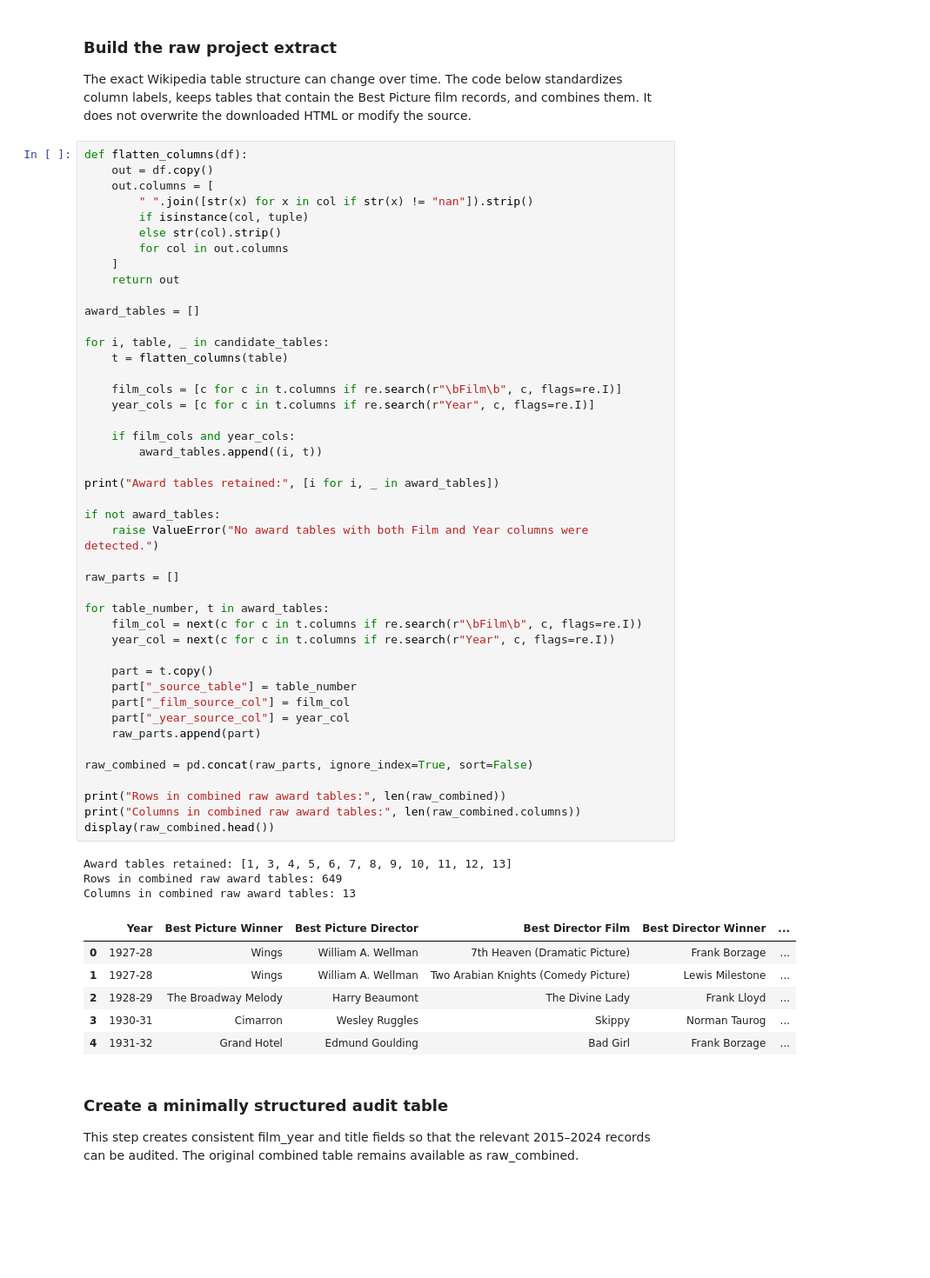
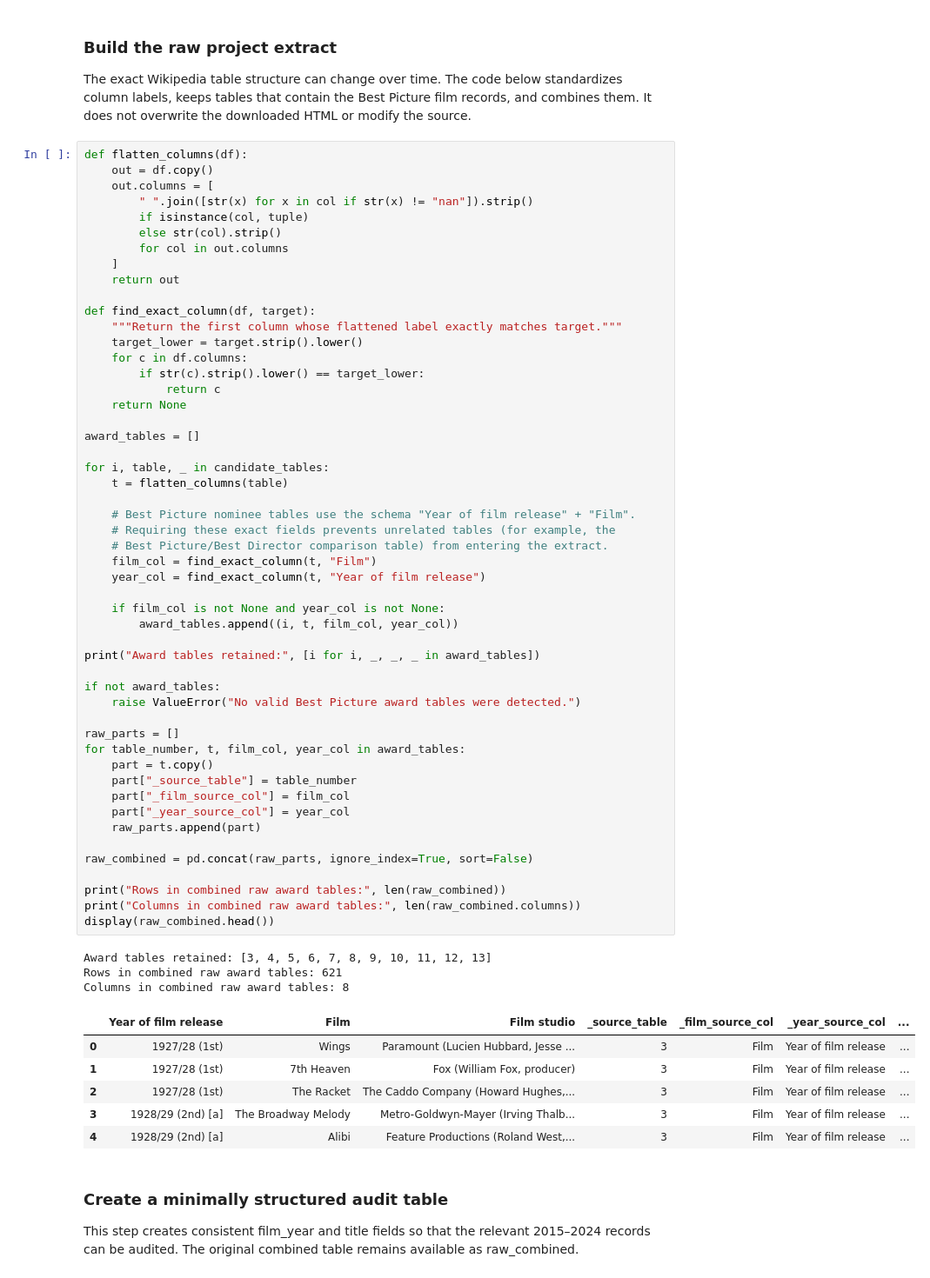
Before and after one commit to manika-17/dsa405-project, a Jupyter notebook: DSA405_P2_AuditCleaningLog_FA26_mjain23.ipynb, the cells around one changed output. Shown at 87% size. Cells and saved outputs as stored; diff of their text form; blank space fills up the shorter version.

```diff
--- a/DSA405_P2_AuditCleaningLog_FA26_mjain23.ipynb
+++ b/DSA405_P2_AuditCleaningLog_FA26_mjain23.ipynb
@@ -99,53 +99,60 @@ def flatten_columns(df):
         " ".join([str(x) for x in col if str(x) != "nan"]).strip()
         if isinstance(col, tuple)
         else str(col).strip()
         for col in out.columns
     ]
     return out
 
+def find_exact_column(df, target):
+    """Return the first column whose flattened label exactly matches target."""
+    target_lower = target.strip().lower()
+    for c in df.columns:
+        if str(c).strip().lower() == target_lower:
+            return c
+    return None
+
 award_tables = []
 
 for i, table, _ in candidate_tables:
     t = flatten_columns(table)
 
-    film_cols = [c for c in t.columns if re.search(r"\bFilm\b", c, flags=re.I)]
-    year_cols = [c for c in t.columns if re.search(r"Year", c, flags=re.I)]
+    # Best Picture nominee tables use the schema "Year of film release" + "Film".
+    # Requiring these exact fields prevents unrelated tables (for example, the
+    # Best Picture/Best Director comparison table) from entering the extract.
+    film_col = find_exact_column(t, "Film")
+    year_col = find_exact_column(t, "Year of film release")
 
-    if film_cols and year_cols:
-        award_tables.append((i, t))
+    if film_col is not None and year_col is not None:
+        award_tables.append((i, t, film_col, year_col))
 
-print("Award tables retained:", [i for i, _ in award_tables])
+print("Award tables retained:", [i for i, _, _, _ in award_tables])
 
 if not award_tables:
-    raise ValueError("No award tables with both Film and Year columns were detected.")
+    raise ValueError("No valid Best Picture award tables were detected.")
 
 raw_parts = []
-
-for table_number, t in award_tables:
-    film_col = next(c for c in t.columns if re.search(r"\bFilm\b", c, flags=re.I))
-    year_col = next(c for c in t.columns if re.search(r"Year", c, flags=re.I))
-
+for table_number, t, film_col, year_col in award_tables:
     part = t.copy()
     part["_source_table"] = table_number
     part["_film_source_col"] = film_col
     part["_year_source_col"] = year_col
     raw_parts.append(part)
 
 raw_combined = pd.concat(raw_parts, ignore_index=True, sort=False)
 
 print("Rows in combined raw award tables:", len(raw_combined))
 print("Columns in combined raw award tables:", len(raw_combined.columns))
 display(raw_combined.head())
 # %% [output]
-Award tables retained: [1, 3, 4, 5, 6, 7, 8, 9, 10, 11, 12, 13]
-Rows in combined raw award tables: 649
-Columns in combined raw award tables: 13
+Award tables retained: [3, 4, 5, 6, 7, 8, 9, 10, 11, 12, 13]
+Rows in combined raw award tables: 621
+Columns in combined raw award tables: 8
-|  | Year | Best Picture Winner | Best Picture Director | Best Director Film | Best Director Winner | ... |
-| 0 | 1927-28 | Wings | William A. Wellman | 7th Heaven (Dramatic Picture) | Frank Borzage | ... |
-| 1 | 1927-28 | Wings | William A. Wellman | Two Arabian Knights (Comedy Picture) | Lewis Milestone | ... |
-| 2 | 1928-29 | The Broadway Melody | Harry Beaumont | The Divine Lady | Frank Lloyd | ... |
-| 3 | 1930-31 | Cimarron | Wesley Ruggles | Skippy | Norman Taurog | ... |
-| 4 | 1931-32 | Grand Hotel | Edmund Goulding | Bad Girl | Frank Borzage | ... |
+|  | Year of film release | Film | Film studio | _source_table | _film_source_col | _year_source_col | ... |
+| 0 | 1927/28 (1st) | Wings | Paramount (Lucien Hubbard, Jesse ... | 3 | Film | Year of film release | ... |
+| 1 | 1927/28 (1st) | 7th Heaven | Fox (William Fox, producer) | 3 | Film | Year of film release | ... |
+| 2 | 1927/28 (1st) | The Racket | The Caddo Company (Howard Hughes,... | 3 | Film | Year of film release | ... |
+| 3 | 1928/29 (2nd) [a] | The Broadway Melody | Metro-Goldwyn-Mayer (Irving Thalb... | 3 | Film | Year of film release | ... |
+| 4 | 1928/29 (2nd) [a] | Alibi | Feature Productions (Roland West,... | 3 | Film | Year of film release | ... |
 # %% [markdown]
 ### Create a minimally structured audit table
 This step creates consistent film_year and title fields so that the relevant 2015–2024 records can be audited. The original combined table remains available as raw_combined.
```
Also changed, not shown: parts of 13 cells of this notebook.
